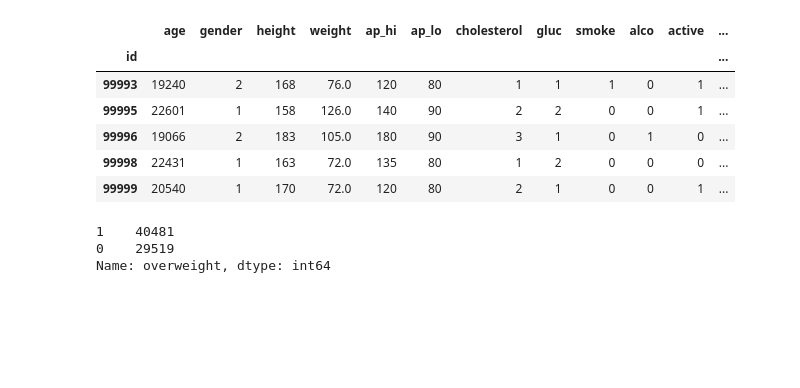
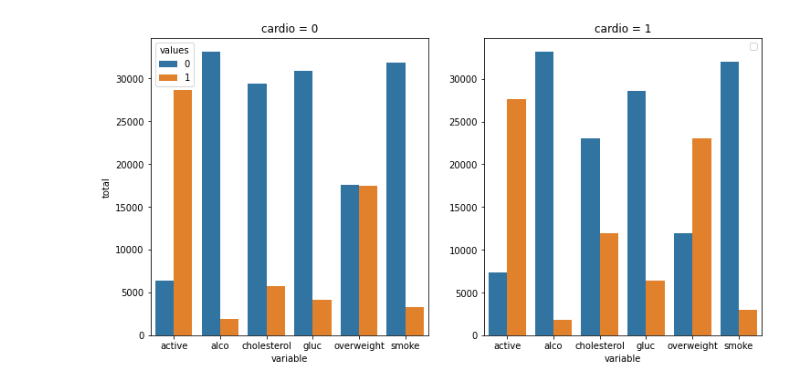
Before and after one commit to ccrsxx/boilerplate-medical-data-visualizer, a Jupyter notebook: test.ipynb, the cells around one changed output. Drawn from its saved outputs; the diff is of its cells as text; code cells hidden in the pictures; blank space fills up the shorter version.

```diff
--- a/test.ipynb
+++ b/test.ipynb
@@ -22,10 +42,0 @@ df.head()
-# %%
-df.tail()
-# %% [output]
-|  | age | gender | height | weight | ap_hi | ap_lo | cholesterol | gluc | smoke | alco | active | ... |
-| id |  |  |  |  |  |  |  |  |  |  |  | ... |
-| 99993 | 19240 | 2 | 168 | 76.0 | 120 | 80 | 1 | 1 | 1 | 0 | 1 | ... |
-| 99995 | 22601 | 1 | 158 | 126.0 | 140 | 90 | 2 | 2 | 0 | 0 | 1 | ... |
-| 99996 | 19066 | 2 | 183 | 105.0 | 180 | 90 | 3 | 1 | 0 | 1 | 0 | ... |
-| 99998 | 22431 | 1 | 163 | 72.0 | 135 | 80 | 1 | 2 | 0 | 0 | 0 | ... |
-| 99999 | 20540 | 1 | 170 | 72.0 | 120 | 80 | 2 | 1 | 0 | 0 | 1 | ... |
@@ -35,6 +43,23 @@ df.loc[df['overweight'] > 25, 'overweight'] = 1
-# %%
-df['overweight'].value_counts()
-# %% [output]
-1    40481
-0    29519
-Name: overweight, dtype: int64
+# %%
+# Create DataFrame for cat plot using `pd.melt` using just the values from 'cholesterol', 'gluc', 'smoke', 'alco', 'active', and 'overweight'.
+cats = df[['active', 'alco', 'cholesterol', 'gluc', 'overweight', 'smoke', 'cardio']]
+df_cat = cats.melt(id_vars='cardio', value_vars=cats.columns, var_name='variable', value_name='values')
+
+# Group and reformat the data to split it by 'cardio'. Show the counts of each feature. You will have to rename one of the columns for the catplot to work correctly.
+cardio_zero = df_cat[df_cat['cardio'] == 0]
+cardio_one = df_cat[df_cat['cardio'] == 1]
+
+# Draw the catplot with 'sns.catplot()'
+fig, ((ax0, ax1)) = plt.subplots(figsize=(12, 6), nrows=1, ncols=2)
+
+sns.countplot(x='variable', hue='values', data=cardio_zero, ax=ax0)
+sns.countplot(x='variable', hue='values', data=cardio_one, ax=ax1)
+
+ax0.set(title='cardio = 0', ylabel='total')
+ax1.set(title='cardio = 1', ylabel=None)
+ax1.legend([])
+
+# Do not modify the next two lines
+fig.savefig('catplot.jpg', bbox_inches='tight')
+# %% [output]
+[figure, added]
```
Also changed, not shown: parts of 24 cells of this notebook, 4 other files.
